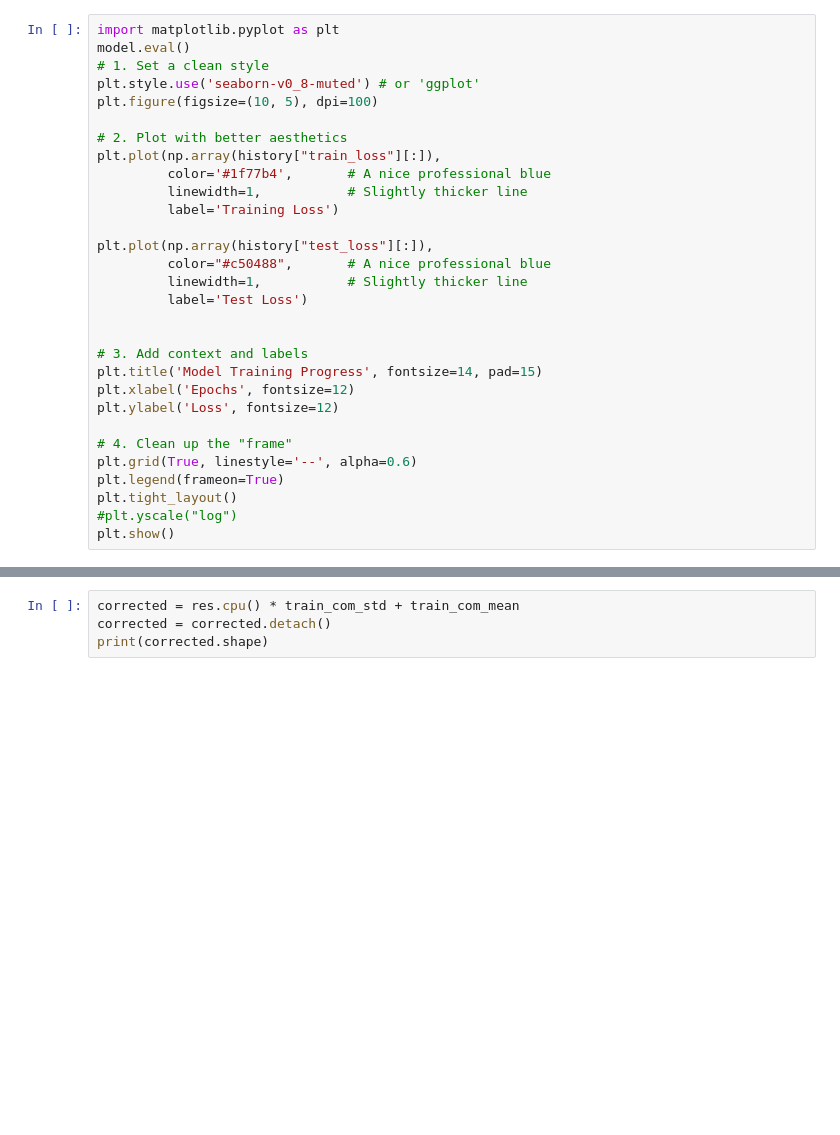
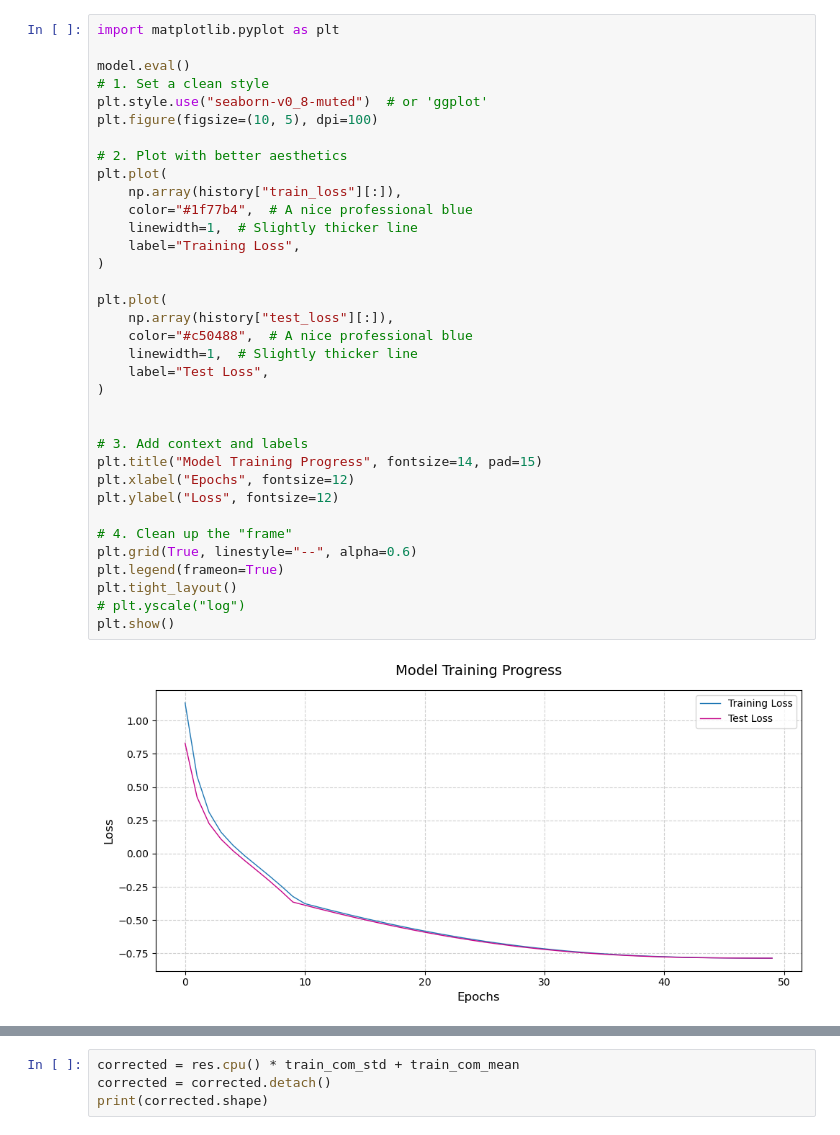
Before and after one commit to laurasaizz/SBI_walking, a Jupyter notebook: model.ipynb, the cells around one changed output, grey strips where cells are left out. Cells and saved outputs as stored; diff of their text form; blank space fills up the shorter version.

```diff
--- a/model.ipynb
+++ b/model.ipynb
@@ -270,31 +584,38 @@ train_inn_cond(
 # %%
 import matplotlib.pyplot as plt
+
 model.eval()
 # 1. Set a clean style
-plt.style.use('seaborn-v0_8-muted') # or 'ggplot'
+plt.style.use("seaborn-v0_8-muted")  # or 'ggplot'
 plt.figure(figsize=(10, 5), dpi=100)
 
 # 2. Plot with better aesthetics
-plt.plot(np.array(history["train_loss"][:]),
-         color='#1f77b4',       # A nice professional blue
-         linewidth=1,           # Slightly thicker line
-         label='Training Loss')
+plt.plot(
+    np.array(history["train_loss"][:]),
+    color="#1f77b4",  # A nice professional blue
+    linewidth=1,  # Slightly thicker line
+    label="Training Loss",
+)
 
-plt.plot(np.array(history["test_loss"][:]),
-         color="#c50488",       # A nice professional blue
-         linewidth=1,           # Slightly thicker line
-         label='Test Loss')
+plt.plot(
+    np.array(history["test_loss"][:]),
+    color="#c50488",  # A nice professional blue
+    linewidth=1,  # Slightly thicker line
+    label="Test Loss",
+)
 
 
 # 3. Add context and labels
-plt.title('Model Training Progress', fontsize=14, pad=15)
-plt.xlabel('Epochs', fontsize=12)
-plt.ylabel('Loss', fontsize=12)
+plt.title("Model Training Progress", fontsize=14, pad=15)
+plt.xlabel("Epochs", fontsize=12)
+plt.ylabel("Loss", fontsize=12)
 
 # 4. Clean up the "frame"
-plt.grid(True, linestyle='--', alpha=0.6)
+plt.grid(True, linestyle="--", alpha=0.6)
 plt.legend(frameon=True)
 plt.tight_layout()
-#plt.yscale("log")
+# plt.yscale("log")
 plt.show()
+# %% [output]
+[figure, added]
 # %%
```
Also changed, not shown: parts of 31 cells of this notebook, 1 other file.
